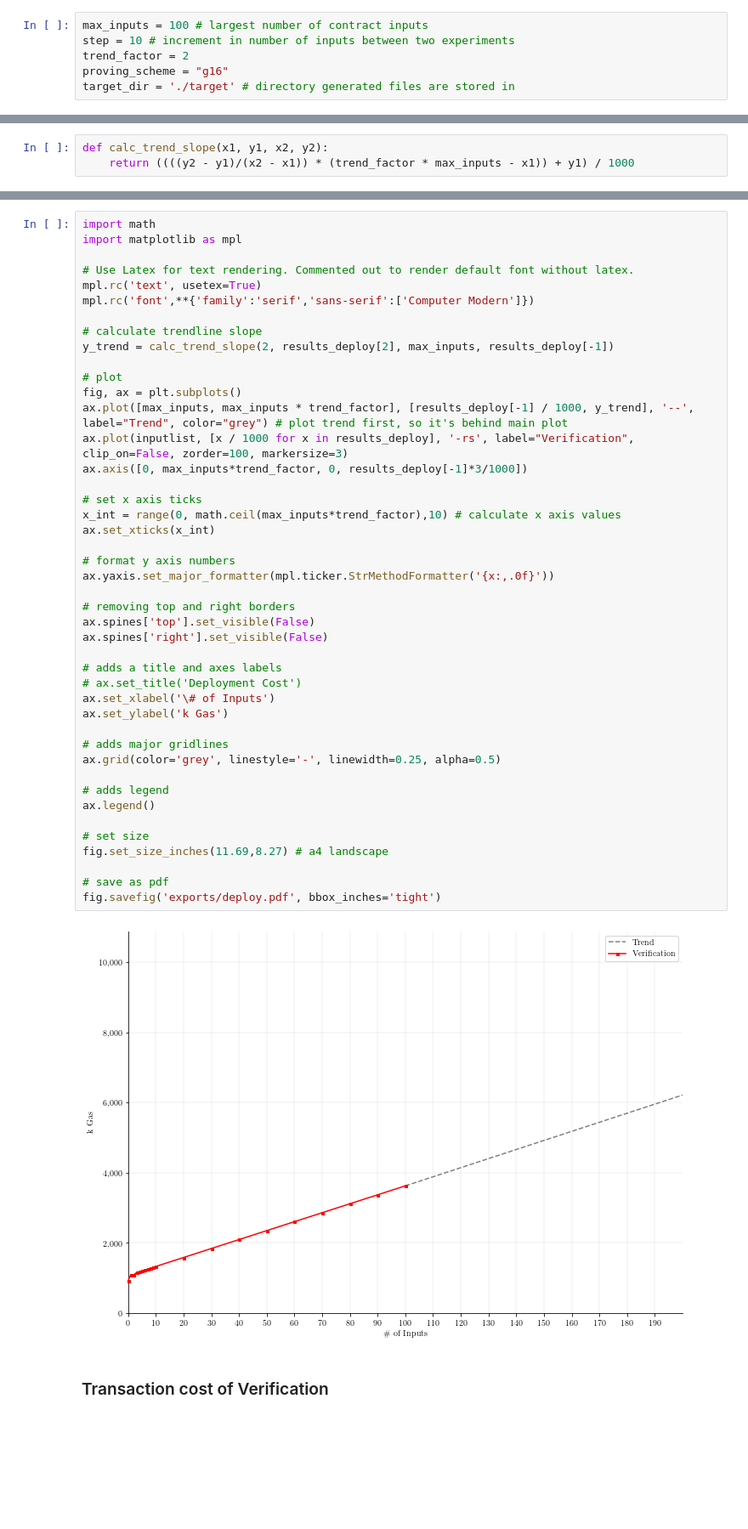
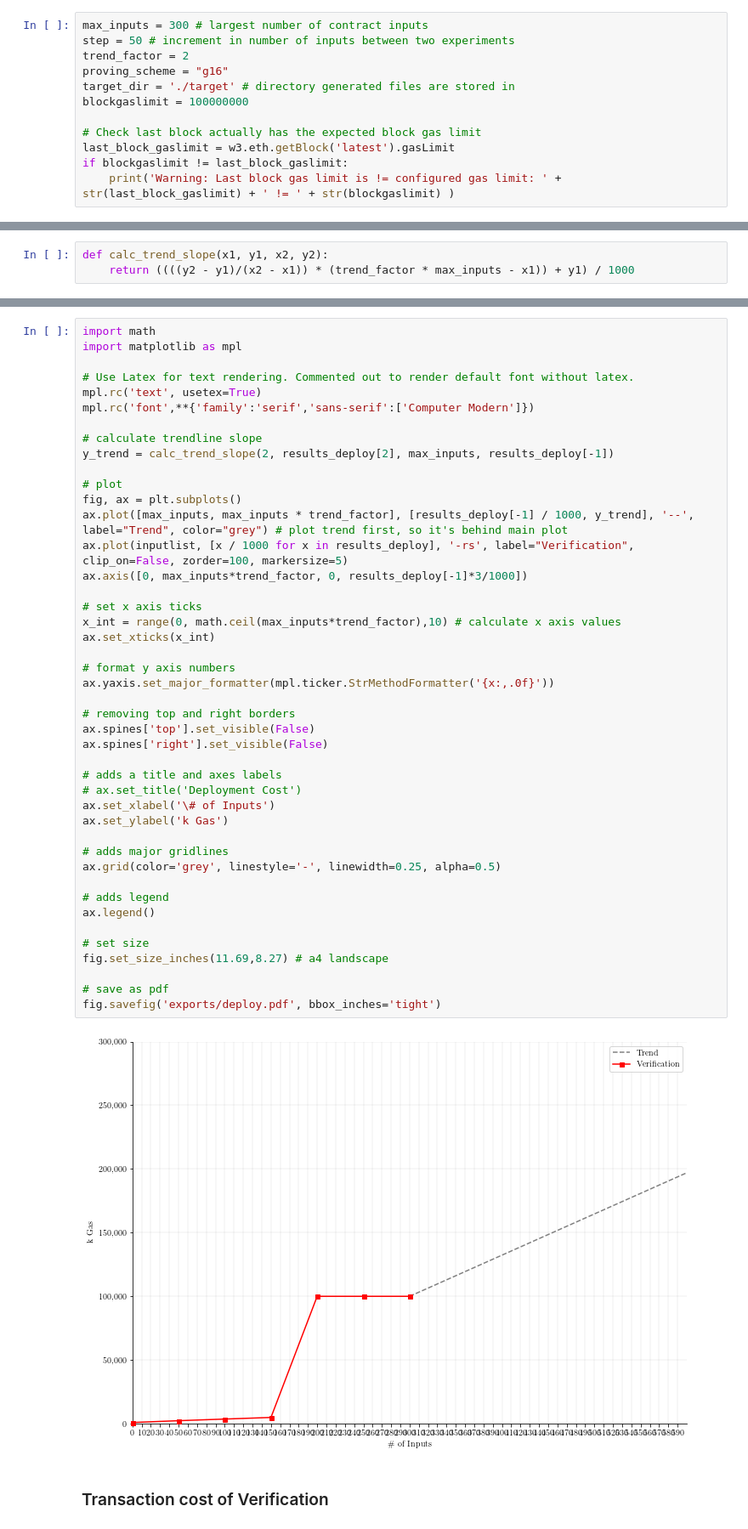
Before and after one commit to JacobEberhardt/ZoKratesBenchmarks, a Jupyter notebook: input_benchmark.ipynb, the cells around one changed output, grey strips where cells are left out. Shown at 85% size. Saved outputs shown, nothing was run; the diff lists cells and outputs as text; blank space fills up the shorter version.

```diff
--- a/input_benchmark.ipynb
+++ b/input_benchmark.ipynb
@@ -90,10 +75,16 @@ w3.eth.defaultAccount = w3.eth.accounts[0]
 Set max number of inputs for the function. proving_scheme only accepts g16 for now, since thats the only available option in the install script version of ZoKrates. Once they are implemented, they can be choosen via provided variable.
 # %%
-max_inputs = 100 # largest number of contract inputs
-step = 10 # increment in number of inputs between two experiments
+max_inputs = 300 # largest number of contract inputs
+step = 50 # increment in number of inputs between two experiments
 trend_factor = 2
 proving_scheme = "g16"
 target_dir = './target' # directory generated files are stored in
+blockgaslimit = 100000000
+
+# Check last block actually has the expected block gas limit
+last_block_gaslimit = w3.eth.getBlock('latest').gasLimit
+if blockgaslimit != last_block_gaslimit:
+    print('Warning: Last block gas limit is != configured gas limit: ' + str(last_block_gaslimit) + ' != ' + str(blockgaslimit) )
 # %% [markdown]
 ### Generate ZoKrates Benchmark files:
 # %%
@@ -289,38 +280,38 @@ y_trend = calc_trend_slope(2, results_deploy[2], max_inputs, results_deploy[-1])
 # plot
 fig, ax = plt.subplots()
 ax.plot([max_inputs, max_inputs * trend_factor], [results_deploy[-1] / 1000, y_trend], '--', label="Trend", color="grey") # plot trend first, so it's behind main plot
-ax.plot(inputlist, [x / 1000 for x in results_deploy], '-rs', label="Verification", clip_on=False, zorder=100, markersize=3)
+ax.plot(inputlist, [x / 1000 for x in results_deploy], '-rs', label="Verification", clip_on=False, zorder=100, markersize=5)
 ax.axis([0, max_inputs*trend_factor, 0, results_deploy[-1]*3/1000])
 
 # set x axis ticks
 x_int = range(0, math.ceil(max_inputs*trend_factor),10) # calculate x axis values
 ax.set_xticks(x_int)
 
 # format y axis numbers
 ax.yaxis.set_major_formatter(mpl.ticker.StrMethodFormatter('{x:,.0f}'))
 
 # removing top and right borders
 ax.spines['top'].set_visible(False)
 ax.spines['right'].set_visible(False)
 
 # adds a title and axes labels
 # ax.set_title('Deployment Cost')
 ax.set_xlabel('\# of Inputs')
 ax.set_ylabel('k Gas')
 
 # adds major gridlines
 ax.grid(color='grey', linestyle='-', linewidth=0.25, alpha=0.5)
 
 # adds legend
 ax.legend()
 
 # set size
 fig.set_size_inches(11.69,8.27) # a4 landscape
 
 # save as pdf
 fig.savefig('exports/deploy.pdf', bbox_inches='tight')
 # %% [output]
-[figure, old version]
+[figure, new version]
 # %% [markdown]
 ### Transaction cost of Verification
 # %%
```
Also changed, not shown: parts of 6 cells of this notebook, 3 other files.
